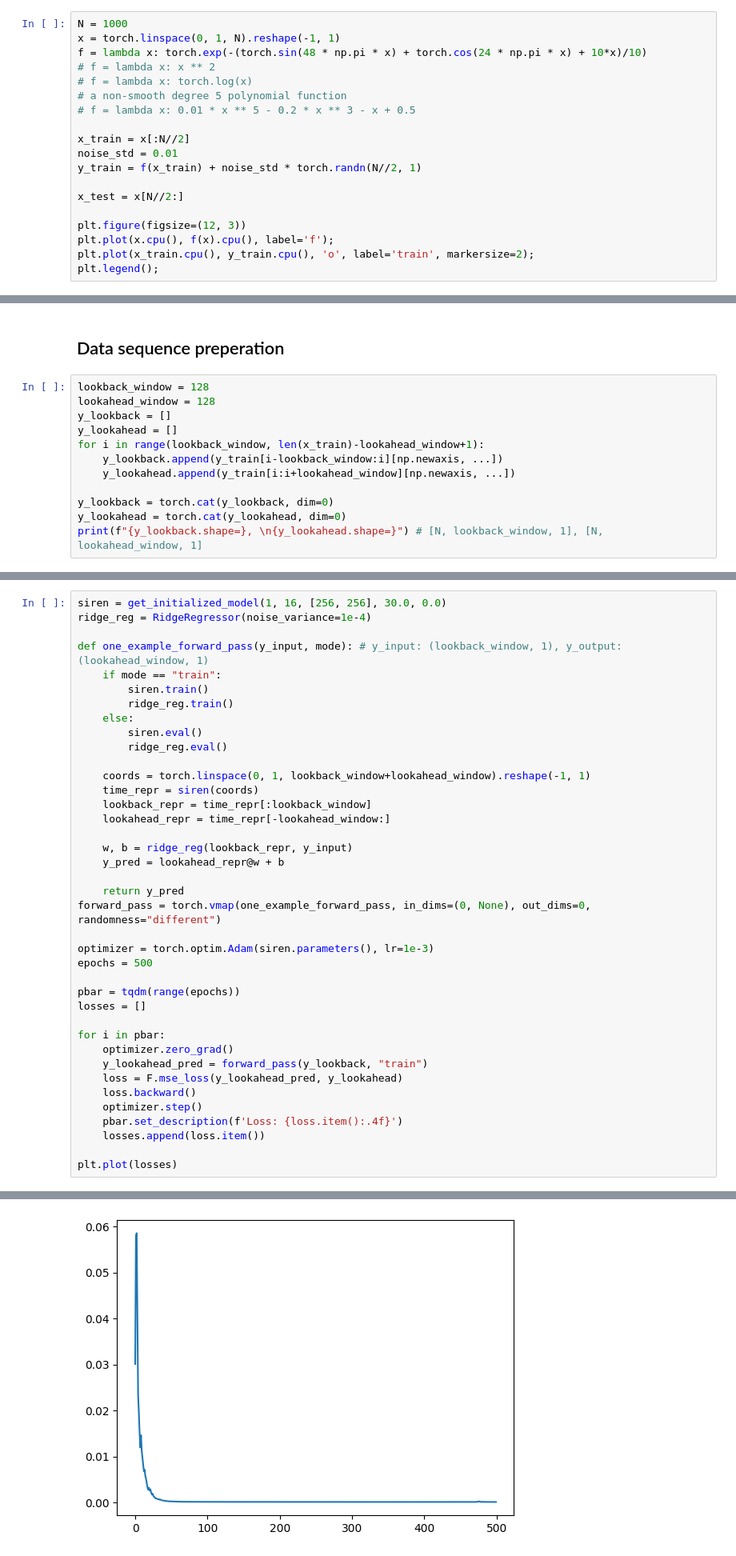
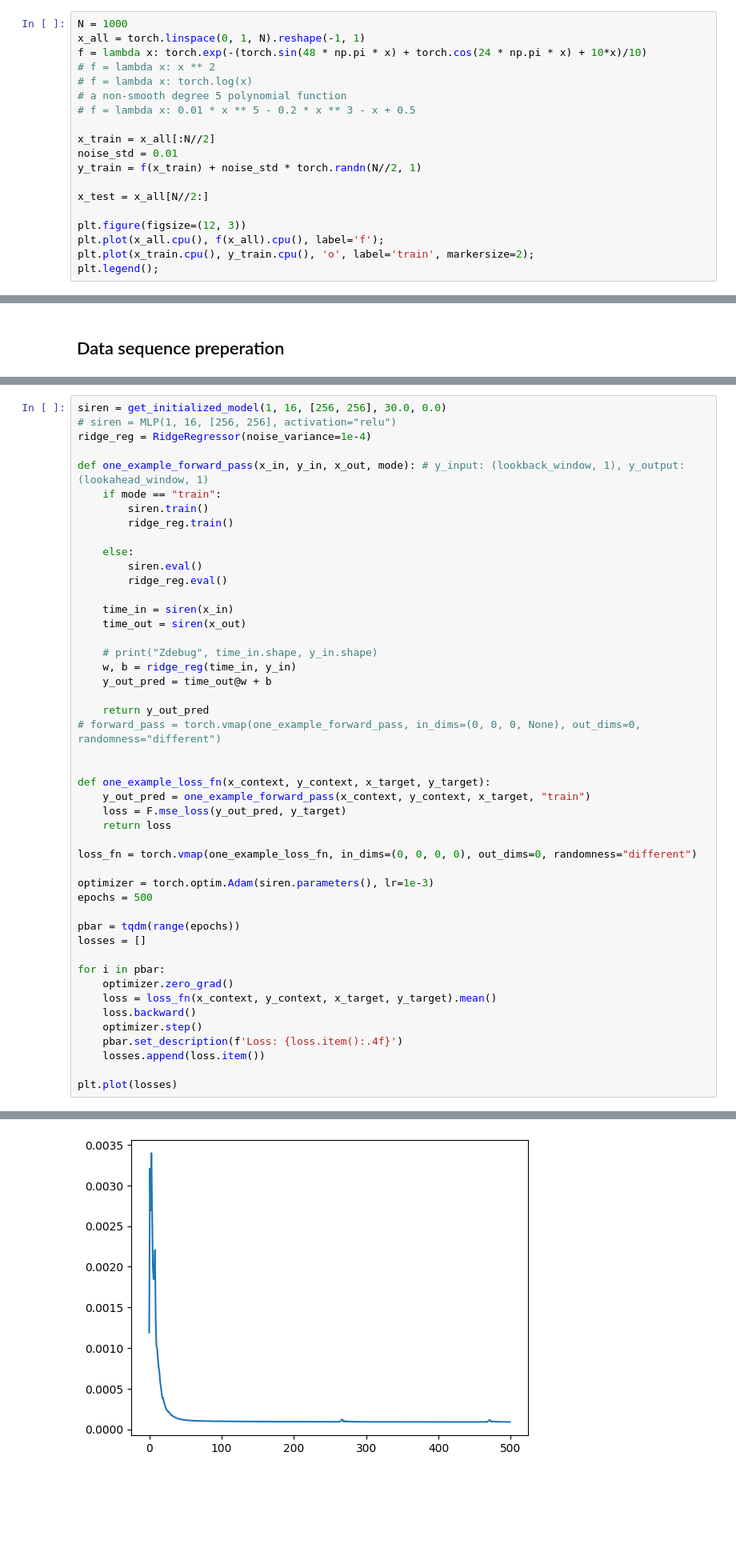
Before and after one commit to patel-zeel/aqmsp, a Jupyter notebook: projects/active_learning_tmlr/notebooks/deep_time.ipynb, the cells around one changed output, grey strips where cells are left out. Shown at 80% size. Saved outputs shown, nothing was run; the diff lists cells and outputs as text; blank space fills up the shorter version.

```diff
--- a/projects/active_learning_tmlr/notebooks/deep_time.ipynb
+++ b/projects/active_learning_tmlr/notebooks/deep_time.ipynb
@@ -86,21 +87,21 @@ def get_initialized_model(input_dim, output_dim, layers, activation_scale, dropo
 ## Data generation
 # %%
 N = 1000
-x = torch.linspace(0, 1, N).reshape(-1, 1)
+x_all = torch.linspace(0, 1, N).reshape(-1, 1)
 f = lambda x: torch.exp(-(torch.sin(48 * np.pi * x) + torch.cos(24 * np.pi * x) + 10*x)/10)
 # f = lambda x: x ** 2
 # f = lambda x: torch.log(x)
 # a non-smooth degree 5 polynomial function
 # f = lambda x: 0.01 * x ** 5 - 0.2 * x ** 3 - x + 0.5
 
-x_train = x[:N//2]
+x_train = x_all[:N//2]
 noise_std = 0.01
 y_train = f(x_train) + noise_std * torch.randn(N//2, 1)
 
-x_test = x[N//2:]
+x_test = x_all[N//2:]
 
 plt.figure(figsize=(12, 3))
-plt.plot(x.cpu(), f(x).cpu(), label='f');
+plt.plot(x_all.cpu(), f(x_all).cpu(), label='f');
 plt.plot(x_train.cpu(), y_train.cpu(), 'o', label='train', markersize=2);
 plt.legend();
 # %% [output]
@@ -108,14 +109,2 @@ plt.legend();
 # %% [markdown]
 ## Data sequence preperation
-# %%
-lookback_window = 128
-lookahead_window = 128
-y_lookback = []
-y_lookahead = []
-for i in range(lookback_window, len(x_train)-lookahead_window+1):
-    y_lookback.append(y_train[i-lookback_window:i][np.newaxis, ...])
-    y_lookahead.append(y_train[i:i+lookahead_window][np.newaxis, ...])
-
-y_lookback = torch.cat(y_lookback, dim=0)
-y_lookahead = torch.cat(y_lookahead, dim=0)
-print(f"{y_lookback.shape=}, \n{y_lookahead.shape=}") # [N, lookback_window, 1], [N, lookahead_window, 1]
@@ -127,45 +149,53 @@ y_lookahead.shape=torch.Size([245, 128, 1])
 # %%
 siren = get_initialized_model(1, 16, [256, 256], 30.0, 0.0)
+# siren = MLP(1, 16, [256, 256], activation="relu")
 ridge_reg = RidgeRegressor(noise_variance=1e-4)
 
-def one_example_forward_pass(y_input, mode): # y_input: (lookback_window, 1), y_output: (lookahead_window, 1)
+def one_example_forward_pass(x_in, y_in, x_out, mode): # y_input: (lookback_window, 1), y_output: (lookahead_window, 1)
     if mode == "train":
         siren.train()
         ridge_reg.train()
+
     else:
         siren.eval()
         ridge_reg.eval()
 
-    coords = torch.linspace(0, 1, lookback_window+lookahead_window).reshape(-1, 1)
-    time_repr = siren(coords)
-    lookback_repr = time_repr[:lookback_window]
-    lookahead_repr = time_repr[-lookahead_window:]
+    time_in = siren(x_in)
+    time_out = siren(x_out)
 
-    w, b = ridge_reg(lookback_repr, y_input)
-    y_pred = lookahead_repr@w + b
+    # print("Zdebug", time_in.shape, y_in.shape)
+    w, b = ridge_reg(time_in, y_in)
+    y_out_pred = time_out@w + b
 
-    return y_pred
-forward_pass = torch.vmap(one_example_forward_pass, in_dims=(0, None), out_dims=0, randomness="different")
+    return y_out_pred
+# forward_pass = torch.vmap(one_example_forward_pass, in_dims=(0, 0, 0, None), out_dims=0, randomness="different")
+
+
+def one_example_loss_fn(x_context, y_context, x_target, y_target):
+    y_out_pred = one_example_forward_pass(x_context, y_context, x_target, "train")
+    loss = F.mse_loss(y_out_pred, y_target)
+    return loss
+
+loss_fn = torch.vmap(one_example_loss_fn, in_dims=(0, 0, 0, 0), out_dims=0, randomness="different")
 
 optimizer = torch.optim.Adam(siren.parameters(), lr=1e-3)
 epochs = 500
 
 pbar = tqdm(range(epochs))
 losses = []
 
 for i in pbar:
     optimizer.zero_grad()
-    y_lookahead_pred = forward_pass(y_lookback, "train")
-    loss = F.mse_loss(y_lookahead_pred, y_lookahead)
+    loss = loss_fn(x_context, y_context, x_target, y_target).mean()
     loss.backward()
     optimizer.step()
     pbar.set_description(f'Loss: {loss.item():.4f}')
     losses.append(loss.item())
 
 plt.plot(losses)
 # %% [output]
 [<matplotlib.lines.Line2D at 0x...>]
-[figure, old version]
+[figure, new version]
 # %% [markdown]
 ## Testing
 # %%
```
Also changed, not shown: parts of 13 cells of this notebook, 3 other files.
